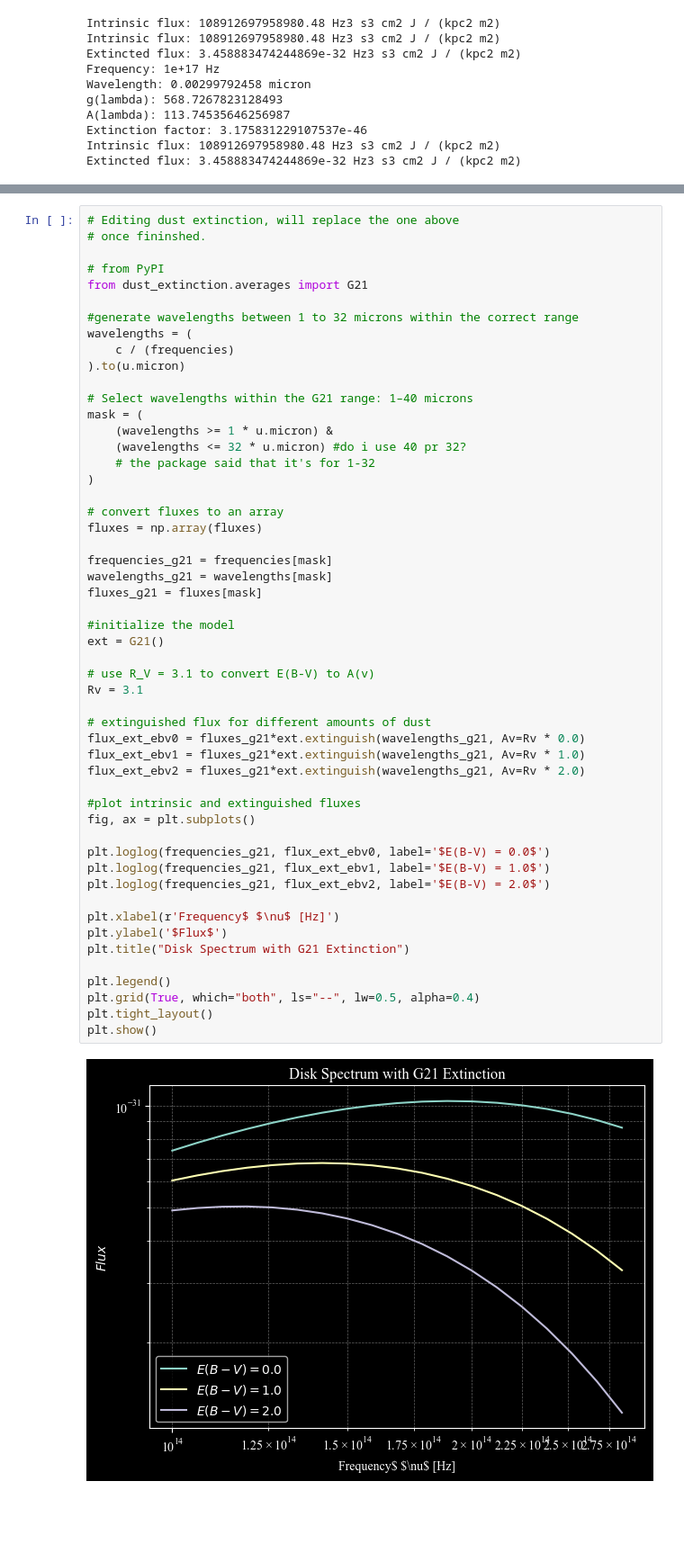
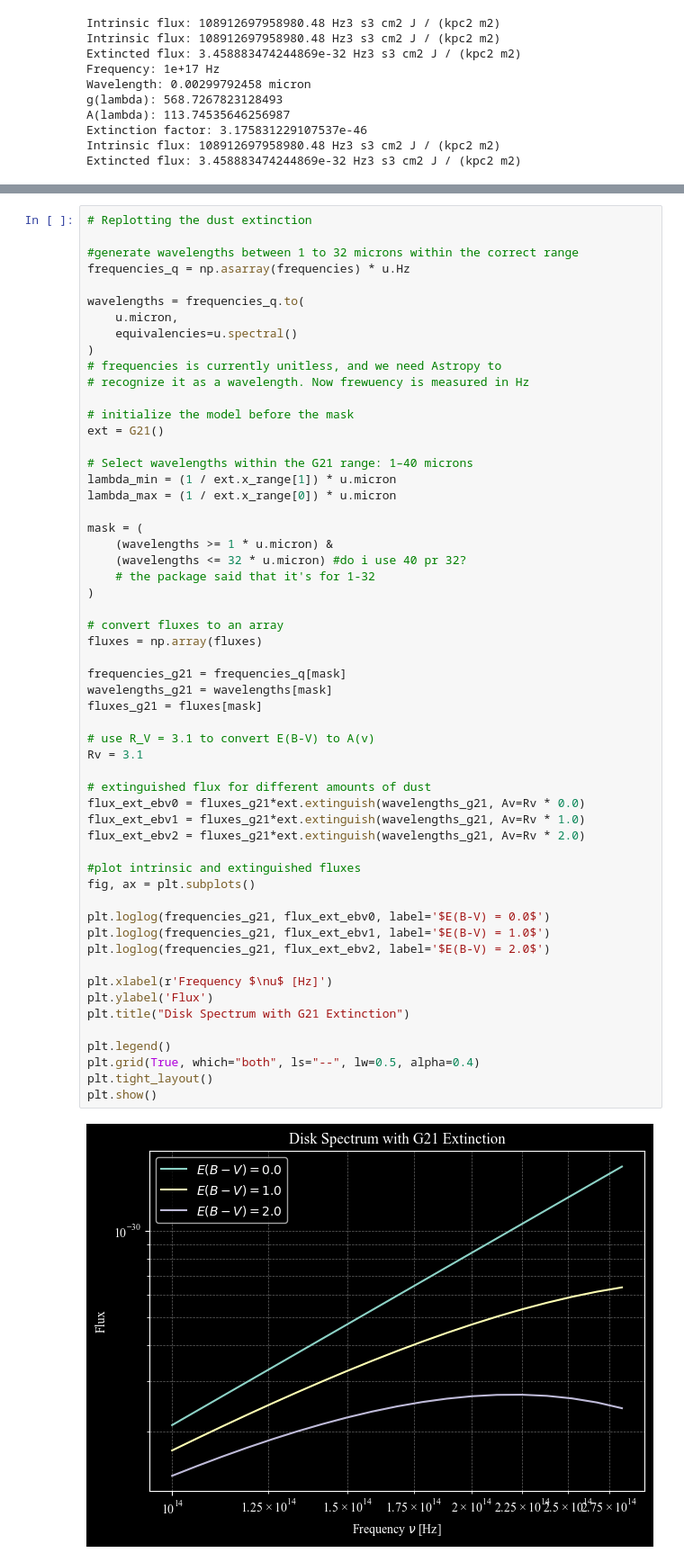
Before and after one commit to milanajberhe/Magnetars_Infrared, a Jupyter notebook: dust_extinction_disk_model.ipynb, the cells around one changed output, grey strips where cells are left out. Shown at 90% size. Drawn from its saved outputs; the diff is of its cells as text; blank space fills up the shorter version.

Commit message:
committing emcee code and modified dust extinction

```diff
--- a/dust_extinction_disk_model.ipynb
+++ b/dust_extinction_disk_model.ipynb
@@ -879,18 +878,25 @@ print(ext.x_range)
 # %% [output]
 [0.025, 1.0]
 # %%
-# Editing dust extinction, will replace the one above
-# once fininshed.
-
-# from PyPI
-from dust_extinction.averages import G21
+# Replotting the dust extinction
 
 #generate wavelengths between 1 to 32 microns within the correct range
-wavelengths = (
-    c / (frequencies)
-).to(u.micron)
+frequencies_q = np.asarray(frequencies) * u.Hz
+
+wavelengths = frequencies_q.to(
+    u.micron,
+    equivalencies=u.spectral()
+)
+# frequencies is currently unitless, and we need Astropy to
+# recognize it as a wavelength. Now frewuency is measured in Hz
+
+# initialize the model before the mask
+ext = G21()
 
 # Select wavelengths within the G21 range: 1–40 microns
+lambda_min = (1 / ext.x_range[1]) * u.micron
+lambda_max = (1 / ext.x_range[0]) * u.micron
+
 mask = (
     (wavelengths >= 1 * u.micron) &
     (wavelengths <= 32 * u.micron) #do i use 40 pr 32?
@@ -898,37 +904,34 @@ mask = (
 )
 
 # convert fluxes to an array
 fluxes = np.array(fluxes)
 
-frequencies_g21 = frequencies[mask]
+frequencies_g21 = frequencies_q[mask]
 wavelengths_g21 = wavelengths[mask]
 fluxes_g21 = fluxes[mask]
-
-#initialize the model
-ext = G21()
 
 # use R_V = 3.1 to convert E(B-V) to A(v)
 Rv = 3.1
 
 # extinguished flux for different amounts of dust
 flux_ext_ebv0 = fluxes_g21*ext.extinguish(wavelengths_g21, Av=Rv * 0.0)
 flux_ext_ebv1 = fluxes_g21*ext.extinguish(wavelengths_g21, Av=Rv * 1.0)
 flux_ext_ebv2 = fluxes_g21*ext.extinguish(wavelengths_g21, Av=Rv * 2.0)
 
 #plot intrinsic and extinguished fluxes
 fig, ax = plt.subplots()
 
 plt.loglog(frequencies_g21, flux_ext_ebv0, label='$E(B-V) = 0.0$')
 plt.loglog(frequencies_g21, flux_ext_ebv1, label='$E(B-V) = 1.0$')
 plt.loglog(frequencies_g21, flux_ext_ebv2, label='$E(B-V) = 2.0$')
 
-plt.xlabel(r'Frequency$ $\nu$ [Hz]')
-plt.ylabel('$Flux$')
+plt.xlabel(r'Frequency $\nu$ [Hz]')
+plt.ylabel('Flux')
 plt.title("Disk Spectrum with G21 Extinction")
 
 plt.legend()
 plt.grid(True, which="both", ls="--", lw=0.5, alpha=0.4)
 plt.tight_layout()
 plt.show()
 # %% [output]
-[figure, old version]
+[figure, new version]
```
Also changed, not shown: parts of 3 cells of this notebook, 1 other file.
